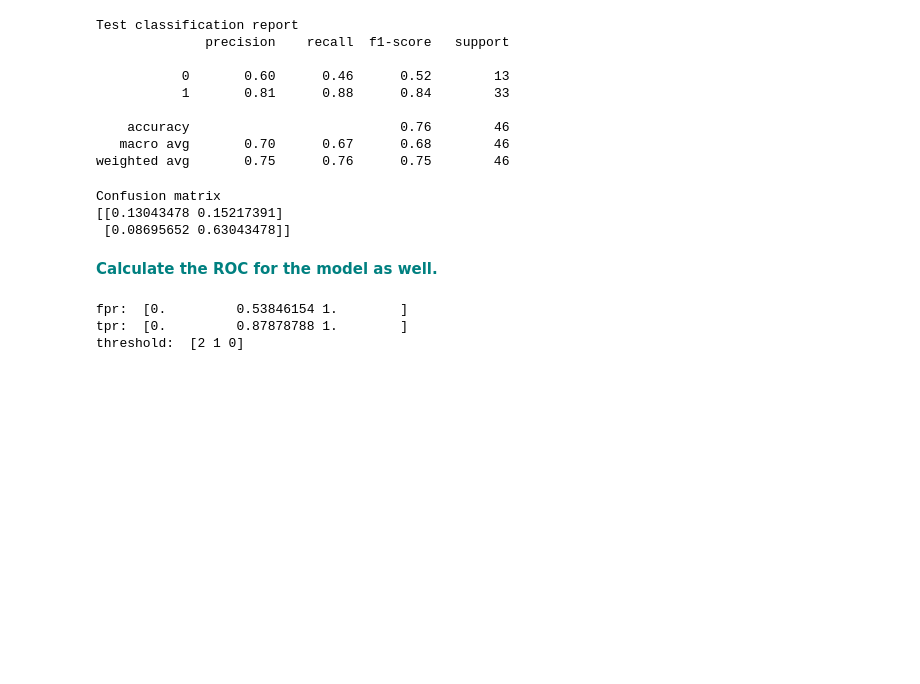
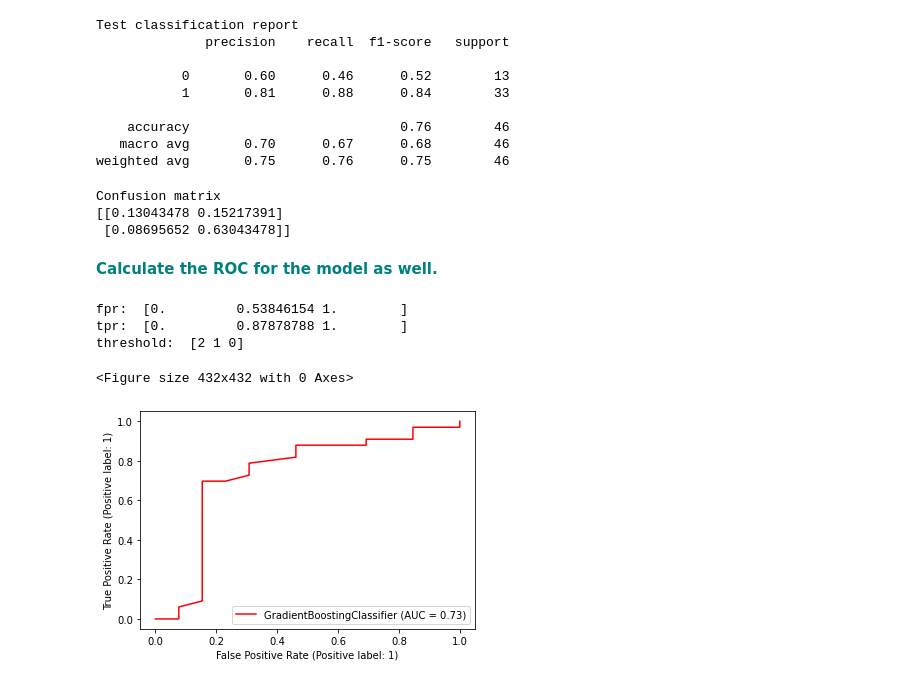
Before and after one commit to TechLadyZ/Springboard-Data-Science-Immerse-Program, a Jupyter notebook: MiniProjects/Gradient_Boosting_Case_Study/Gradient Boosting Case Study.ipynb, the cells around one changed output. Saved outputs shown, nothing was run; the diff lists cells and outputs as text; code cells hidden in the pictures; blank space fills up the shorter version.

```diff
--- a/MiniProjects/Gradient_Boosting_Case_Study/Gradient Boosting Case Study.ipynb
+++ b/MiniProjects/Gradient_Boosting_Case_Study/Gradient Boosting Case Study.ipynb
@@ -306,3 +307,10 @@ print('threshold: ',threshold)
 fpr:  [0.         0.53846154 1.        ]
 tpr:  [0.         0.87878788 1.        ]
 threshold:  [2 1 0]
+# %%
+fig = plt.figure(figsize=(6,6))
+RocCurveDisplay.from_estimator(gb_final, X=X_test, y=y_test, response_method='predict_proba', color='r')
+plt.show()
+# %% [output]
+<Figure size 432x432 with 0 Axes>
+[figure, added]
```
Also changed, not shown: parts of 1 cell of this notebook.
